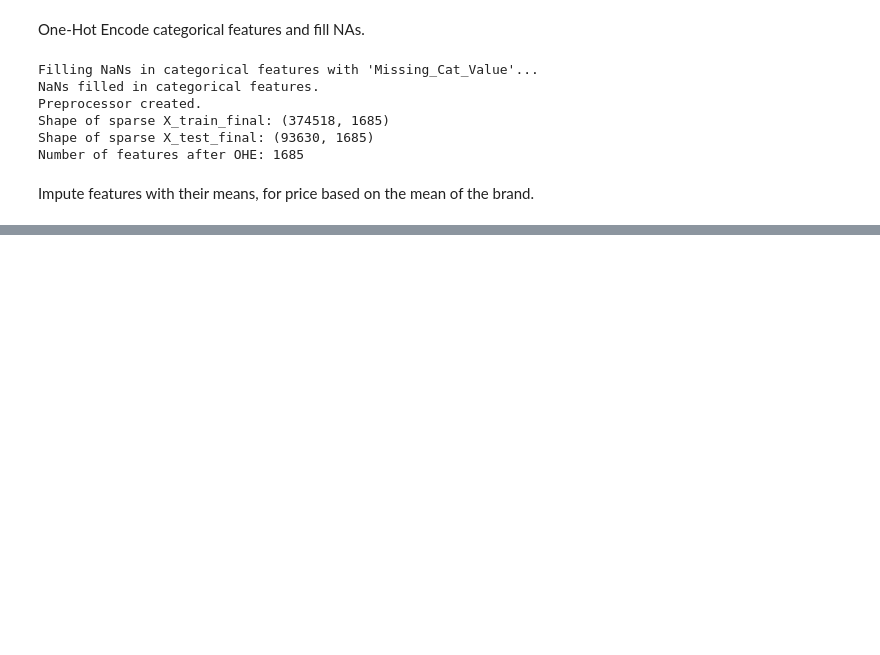
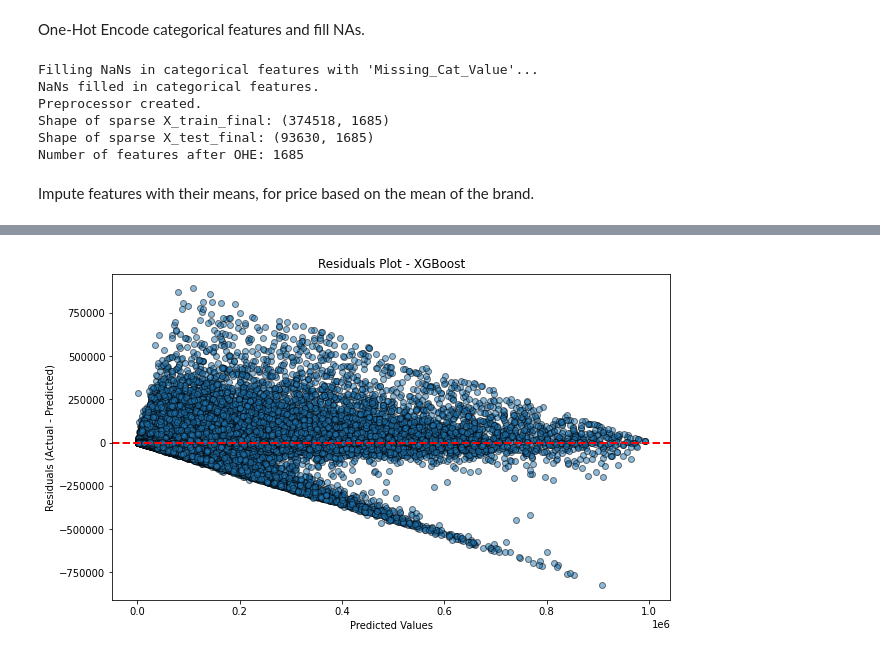
Before and after one commit to dfoddav2/SS25-capstone-project, a Jupyter notebook: prediction/price_prediction_rf.ipynb, the cells around one changed output, grey strips where cells are left out. Saved outputs shown, nothing was run; the diff lists cells and outputs as text; code cells hidden in the pictures; blank space fills up the shorter version.

```diff
--- a/prediction/price_prediction_rf.ipynb
+++ b/prediction/price_prediction_rf.ipynb
@@ -320,0 +374,12 @@ plt.show()
+# %%
+residuals = y_test - y_pred_test_rf
+
+plt.figure(figsize=(10, 6))
+plt.scatter(y_pred_test_rf, residuals, alpha=0.5, edgecolors="k")
+plt.axhline(y=0, color='red', linestyle='--', lw=2)
+plt.xlabel("Predicted Values")
+plt.ylabel("Residuals (Actual - Predicted)")
+plt.title("Residuals Plot - XGBoost")
+plt.show()
+# %% [output]
+[figure, added]
```
Also changed, not shown: parts of 17 cells of this notebook, 6 other files.
